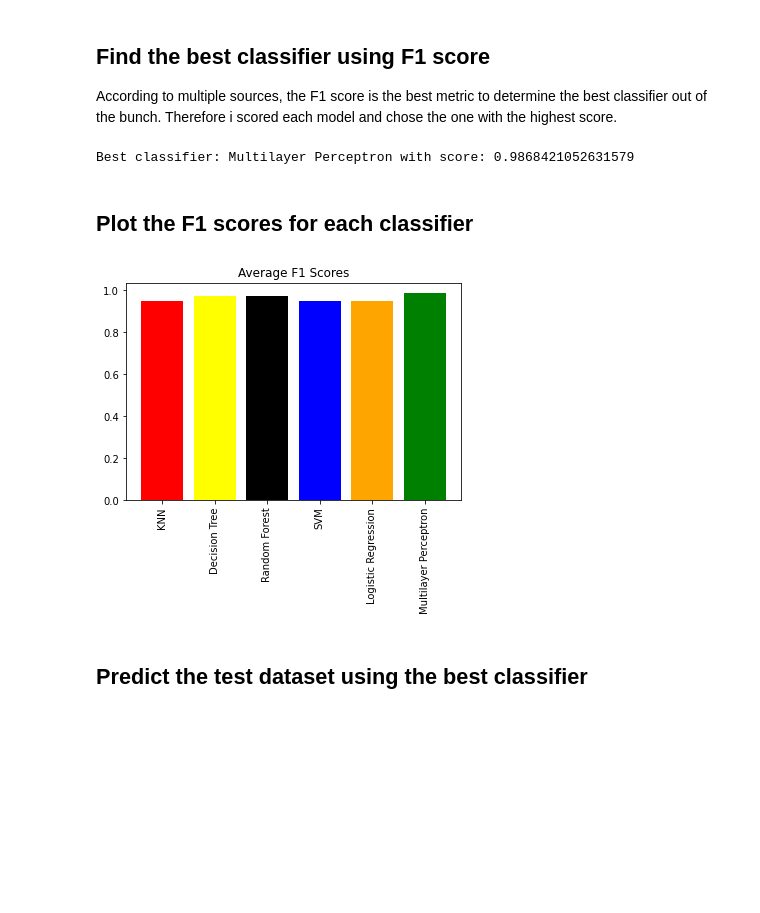
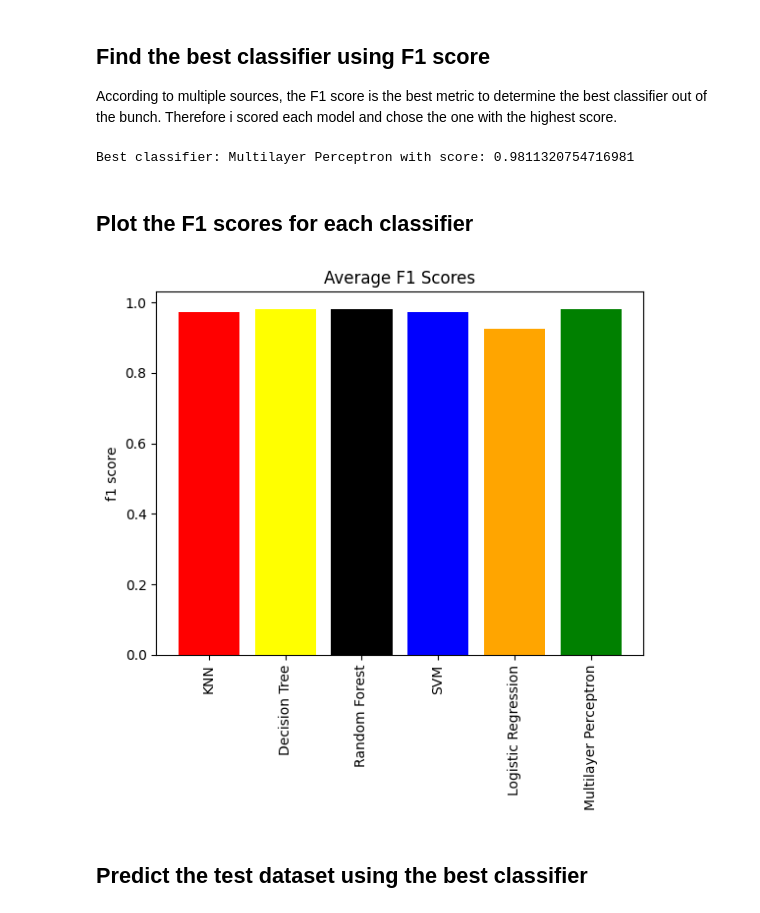
Before and after one commit to angelomorgado/apis-bee-classification, a Jupyter notebook: Projeto_Individual_m12306.ipynb, the cells around one changed output. Cells and saved outputs as stored; diff of their text form; code cells hidden in the pictures; blank space fills up the shorter version.

```diff
--- a/Projeto_Individual_m12306.ipynb
+++ b/Projeto_Individual_m12306.ipynb
@@ -24,4 +28,5 @@ from sklearn.neural_network import MLPClassifier
 # %%
 # Load dataset from csv file
 columnNames = ['mntcm', 'mxtwm', 'rfseas', 'tann', 'latitude', 'longitude', 'y']
-data = pd.read_csv('dataset_bees.csv', names=columnNames)
+originalData = pd.read_csv('dataset_bees.csv', names=columnNames)
+data = originalData
@@ -33,7 +49,7 @@ This works by using a custom-made algorithm based on the euclidian distance. Sin
 This method proved to be super efficient giving excelent results in the evaluation phase.
 # %%
 # Define threshold
-threshold = 23.0
+threshold = 20.0
 
 # Divide the data into positives and negatives
 data_positives = data[data['y'] == 1]
@@ -193,17 +221,18 @@ for classifier, name in zip(classifiers, classifiersNames):
 # Print the best classifier
 print('Best classifier: ' + bestClassifierName + ' with score: ' + str(bestScore))
 # %% [output]
-Best classifier: Multilayer Perceptron with score: 0.9868421052631579
+Best classifier: Multilayer Perceptron with score: 0.9811320754716981
 # %% [markdown]
 ## Plot the F1 scores for each classifier
 # %%
 plt.figure()
 plt.title("Average F1 Scores")
 plt.xticks(rotation='vertical')
+plt.ylabel('f1 score')
 plt.bar(classifiersNames, f1Scores, color=c, align="center")
 plt.show()
 # %% [output]
-[figure, old version]
+[figure, new version]
 # %% [markdown]
 ## Predict the test dataset using the best classifier
 # %%
```
Also changed, not shown: parts of 16 cells of this notebook, 2 other files.
